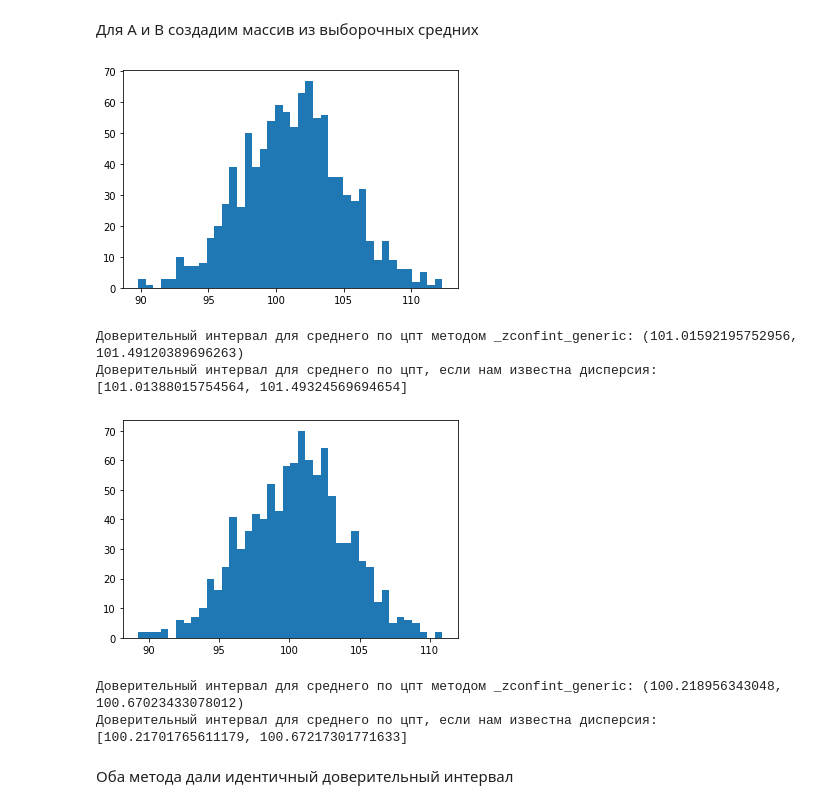
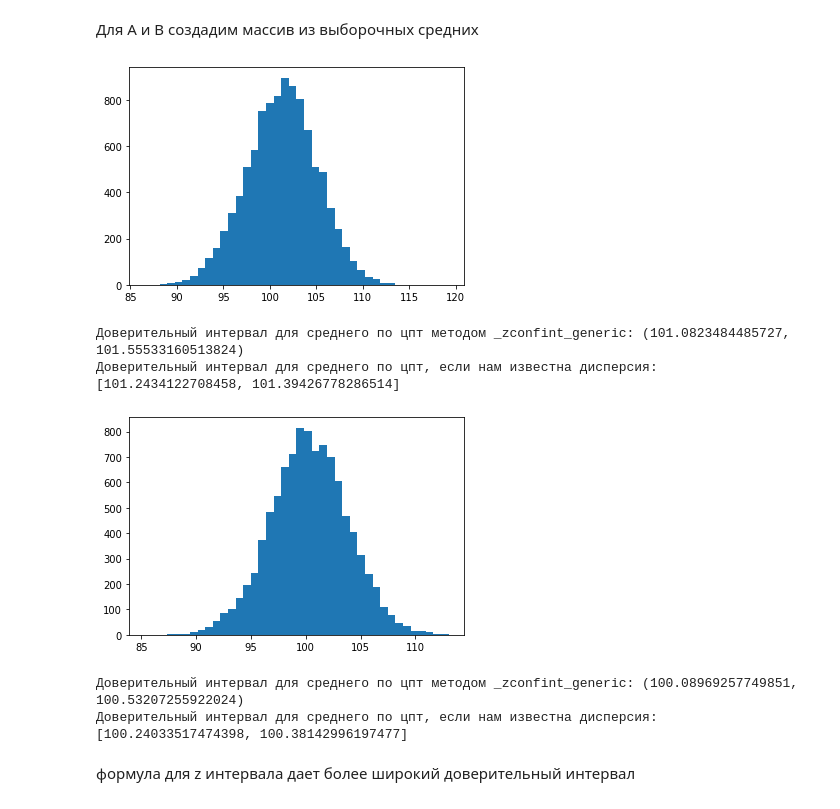
Before and after one commit to Andrewekb/study_for_github, a Jupyter notebook: Stat/Задание_2_ЦПТ.ipynb, the cells around one changed output. Cells and saved outputs as stored; diff of their text form; code cells hidden in the pictures.

```diff
--- a/Stat/Задание_2_ЦПТ.ipynb
+++ b/Stat/Задание_2_ЦПТ.ipynb
@@ -42,15 +42,15 @@ plt.show()
 Для А и В создадим массив из выборочных средних
 # %%
 N = 30
-n = 1000
+n = 10000
 data_A = []
 for i in range(n):
     data_A.append(np.mean(A['total day calls'].sample(N)))
 data_A = np.array(data_A).astype(np.float32)
 plt.hist(data_A, bins=40)
 plt.show()
 # %% [output]
-[figure, old version]
+[figure, new version]
 # %%
 print("Доверительный интервал для среднего по цпт методом _zconfint_generic: {} ".format(
     ssw._zconfint_generic(np.mean(data_A), np.std(data_A, ddof=1), alpha=0.95, alternative='two-sided')))
@@ -58,8 +58,8 @@ print("Доверительный интервал для среднего по
 print("Доверительный интервал для среднего по цпт, если нам известна дисперсия: [{}, {}] ".format(
     np.mean(data_A) - 2 * data_A.std() / np.sqrt(n-1), np.mean(data_A) + 2 * data_A.std() / np.sqrt(n-1)))
 # %% [output]
-Доверительный интервал для среднего по цпт методом _zconfint_generic: (101.01592195752956, 101.49120389696263)
-Доверительный интервал для среднего по цпт, если нам известна дисперсия: [101.01388015754564, 101.49324569694654]
+Доверительный интервал для среднего по цпт методом _zconfint_generic: (101.0823484485727, 101.55533160513824)
+Доверительный интервал для среднего по цпт, если нам известна дисперсия: [101.2434122708458, 101.39426778286514]
 # %%
 data_B = []
 for i in range(n):
@@ -68,7 +68,7 @@ data_B = np.array(data_B).astype(np.float32)
 plt.hist(data_B, bins=40)
 plt.show()
 # %% [output]
-[figure, old version]
+[figure, new version]
 # %%
 print("Доверительный интервал для среднего по цпт методом _zconfint_generic: {} ".format(
     ssw._zconfint_generic(np.mean(data_B), np.std(data_B, ddof=1), alpha=0.95, alternative='two-sided')))
@@ -76,7 +76,7 @@ print("Доверительный интервал для среднего по
 print("Доверительный интервал для среднего по цпт, если нам известна дисперсия: [{}, {}] ".format(
     np.mean(data_B) - 2 * data_B.std() / np.sqrt(n-1), np.mean(data_B) + 2 * data_B.std() / np.sqrt(n-1)))
 # %% [output]
-Доверительный интервал для среднего по цпт методом _zconfint_generic: (100.218956343048, 100.67023433078012)
-Доверительный интервал для среднего по цпт, если нам известна дисперсия: [100.21701765611179, 100.67217301771633]
+Доверительный интервал для среднего по цпт методом _zconfint_generic: (100.08969257749851, 100.53207255922024)
+Доверительный интервал для среднего по цпт, если нам известна дисперсия: [100.24033517474398, 100.38142996197477]
-# %% [markdown]
-Оба метода дали идентичный доверительный интервал
+# %% [markdown]
+формула для z интервала дает более широкий доверительный интервал
```
